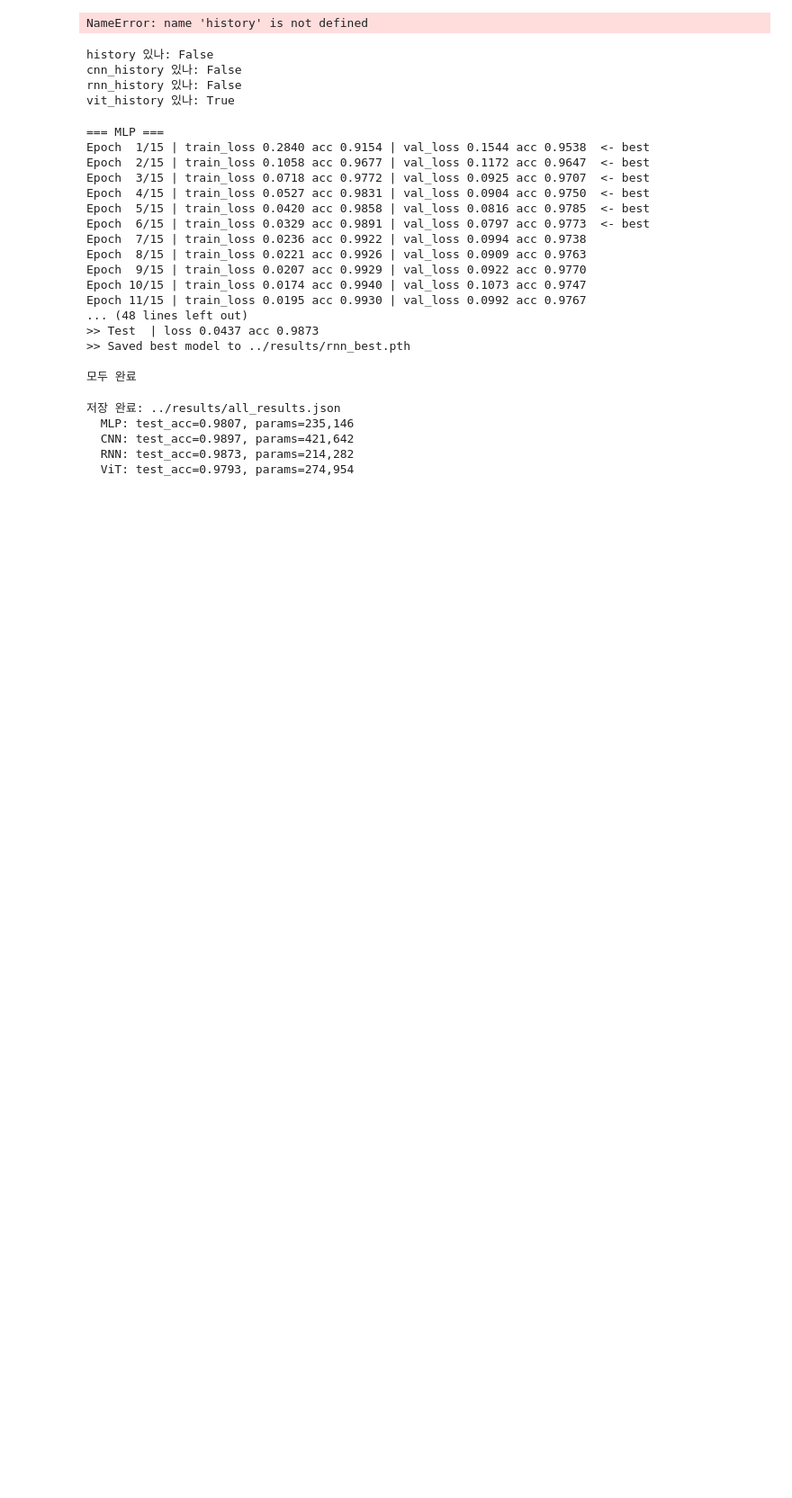
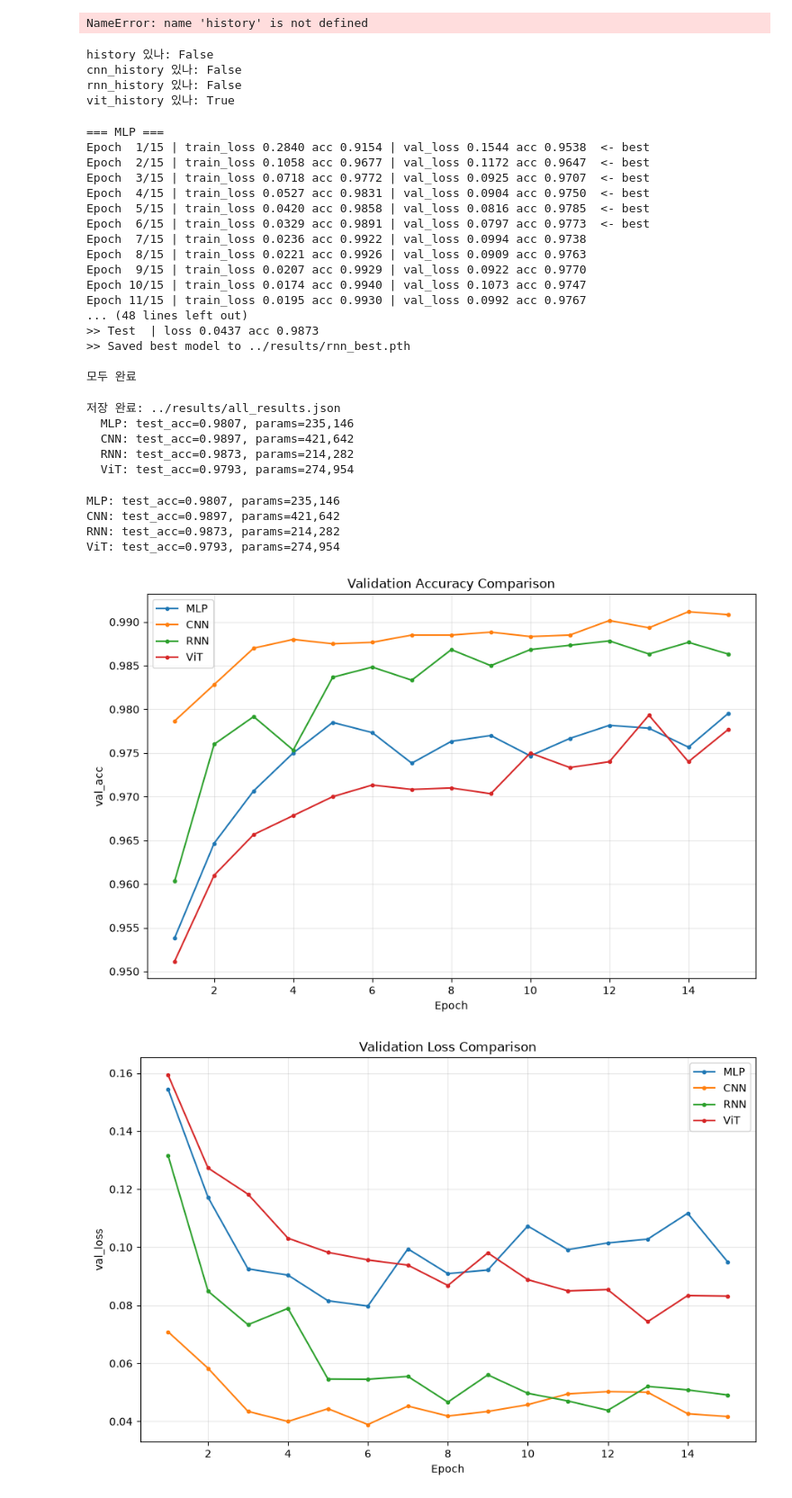
Before and after one commit to hyunwoonoh99/hw_mnist_project, a Jupyter notebook: notebooks/experiments.ipynb, the cells around one changed output. Shown at 90% size. Cells and saved outputs as stored; diff of their text form; code cells hidden in the pictures; blank space fills up the shorter version.

```diff
--- a/notebooks/experiments.ipynb
+++ b/notebooks/experiments.ipynb
@@ -392,3 +392,37 @@ for name, r in all_results.items():
 # %%
 with open("../results/all_results.json") as f:
     all_results = json.load(f)
+# %%
+for name, r in all_results.items():
+    print(f"{name}: test_acc={r['test_acc']:.4f}, params={r['params']:,}")
+# %% [output]
+MLP: test_acc=0.9807, params=235,146
+CNN: test_acc=0.9897, params=421,642
+RNN: test_acc=0.9873, params=214,282
+ViT: test_acc=0.9793, params=274,954
+# %%
+import importlib
+import utils.visualize
+importlib.reload(utils.visualize)
+from utils.visualize import plot_model_comparison_curves, plot_accuracy_bar
+
+# all_results에서 추출
+all_hist = {name: r["history"] for name, r in all_results.items()}
+all_acc  = {name: r["test_acc"] for name, r in all_results.items()}
+
+# 1) val_acc 곡선 겹치기
+plot_model_comparison_curves(all_hist, metric="val_acc",
+    title="Validation Accuracy Comparison",
+    save_path="../results/compare_val_acc.png")
+
+# 2) val_loss 곡선 (수렴 속도)
+plot_model_comparison_curves(all_hist, metric="val_loss",
+    title="Validation Loss Comparison",
+    save_path="../results/compare_val_loss.png")
+
+# 3) 정확도 막대
+plot_accuracy_bar(all_acc, title="Test Accuracy: 4 Models",
+    save_path="../results/compare_accuracy.png")
+# %% [output]
+[figure, added]
+[figure, added]
```
Also changed, not shown: parts of 3 cells of this notebook, 3 other files.
